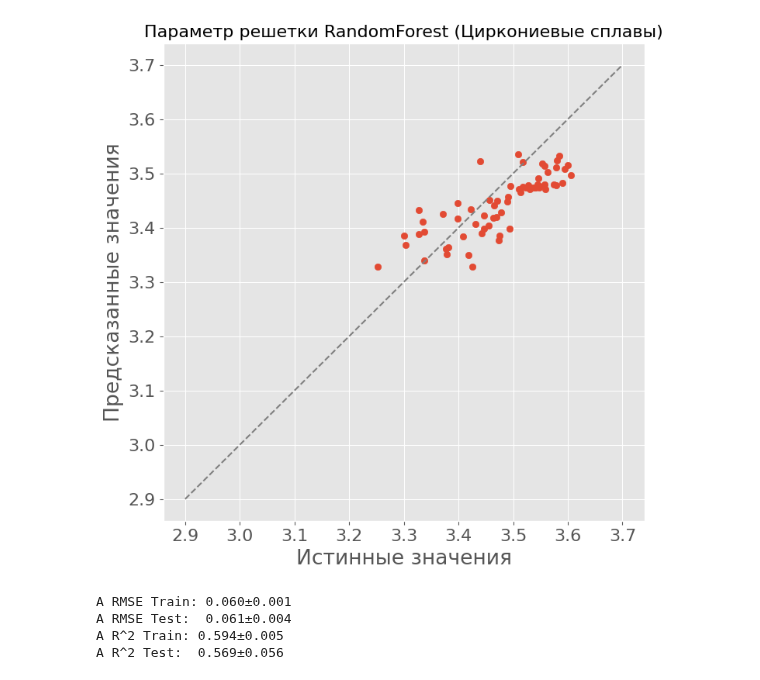
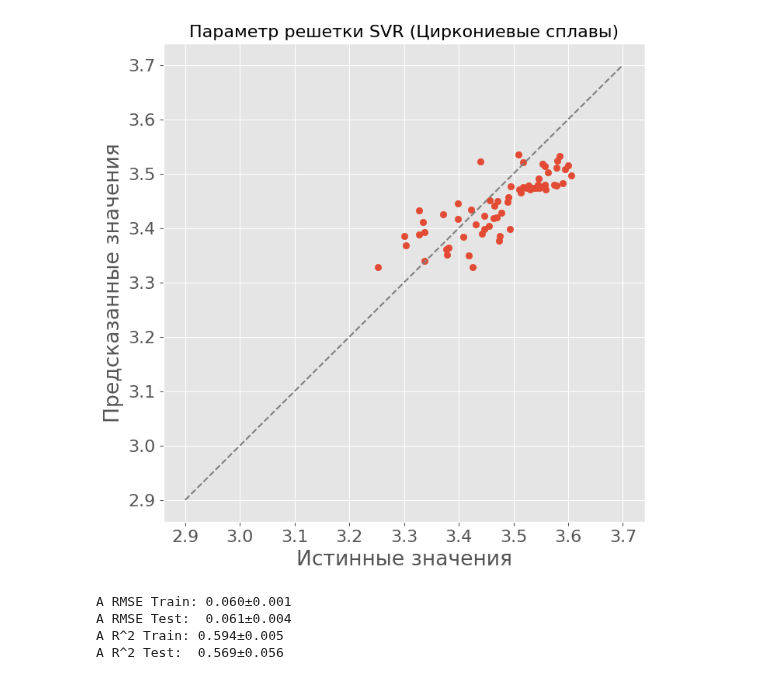
Before and after one commit to Avagr/Prac_MISIS, a Jupyter notebook: Scripts/svr.ipynb, the cells around one changed output. Drawn from its saved outputs; the diff is of its cells as text; code cells hidden in the pictures.

```diff
--- a/Scripts/svr.ipynb
+++ b/Scripts/svr.ipynb
@@ -77,35 +77,35 @@ A R^2 Test:  0.651±0.035
 features = data[data.el1 == 'Zr'].apply(extractor.extract_properties, axis=1, result_type='expand').to_numpy()
 target = data[data.el1 == 'Zr']['a'].to_numpy()
 
 cv_mse_train = []
 cv_mse_test = []
 cv_r2_train = []
 cv_r2_test = []
 
 for train_index, test_index in KFold(n_splits=5, shuffle=True, random_state=57).split(features):
     features_train, features_test = features[train_index], features[test_index]
     target_train, target_test = target[train_index], target[test_index]
 
     scaler = StandardScaler().fit(features_train)
 
     scaled_features_train = scaler.transform(features_train)
     scaled_features_test = scaler.transform(features_test)
 
     svr = SVR(kernel='rbf').fit(scaled_features_train, target_train)
     res_train = svr.predict(scaled_features_train)
     res_test = svr.predict(scaled_features_test)
     cv_mse_train.append(mean_squared_error(target_train, res_train, squared=False))
     cv_mse_test.append(mean_squared_error(target_test, res_test, squared=False))
     cv_r2_train.append(r2_score(target_train, res_train))
     cv_r2_test.append(r2_score(target_test, res_test))
 
-visualize(target_test, res_test, 'Параметр решетки RandomForest (Циркониевые сплавы)', 2.9, 3.7)
+visualize(target_test, res_test, 'Параметр решетки SVR (Циркониевые сплавы)', 2.9, 3.7)
 print(f"A RMSE Train: {np.mean(cv_mse_train):.3f}±{np.std(cv_mse_train):.3f}\n"
       f"A RMSE Test:  {np.mean(cv_mse_test):.3f}±{np.std(cv_mse_test):.3f}")
 print(f"A R^2 Train: {np.mean(cv_r2_train):.3f}±{np.std(cv_r2_train):.3f}\n"
       f"A R^2 Test:  {np.mean(cv_r2_test):.3f}±{np.std(cv_r2_test):.3f}")
 # %% [output]
-[figure, old version]
+[figure, new version]
 A RMSE Train: 0.060±0.001
 A RMSE Test:  0.061±0.004
 A R^2 Train: 0.594±0.005
```
Also changed, not shown: parts of 5 cells of this notebook, 1 other file.
